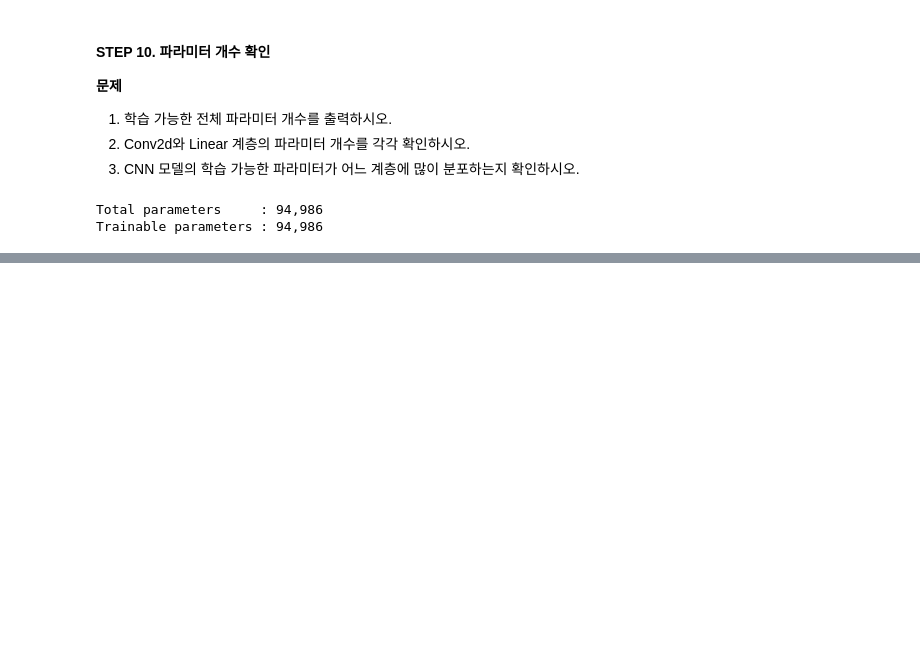
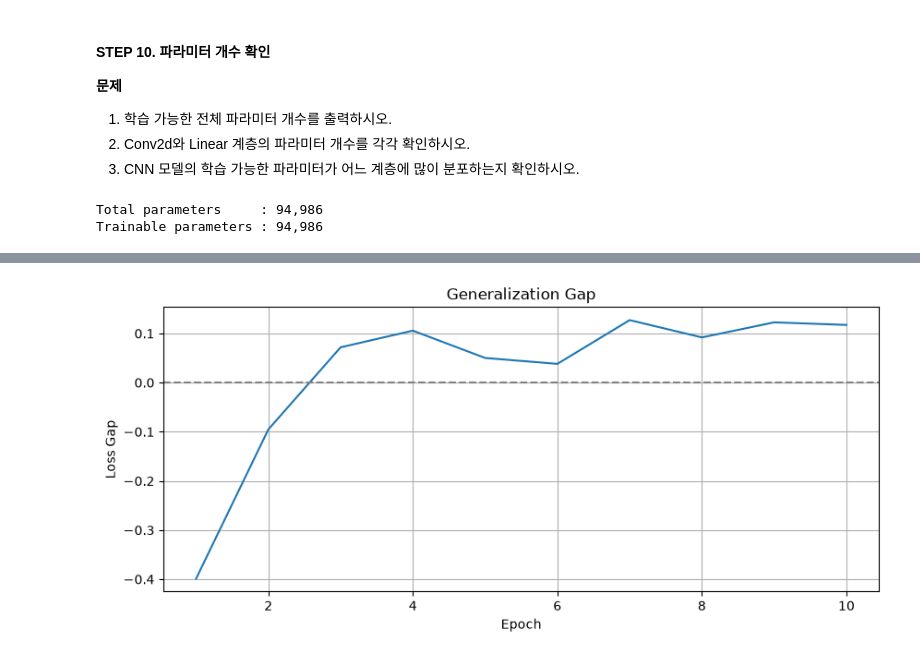
Before and after one commit to TemplariParu/PyTorch, a Jupyter notebook: 05.CNN/CNN_SVHN.ipynb, the cells around one changed output, grey strips where cells are left out. Drawn from its saved outputs; the diff is of its cells as text; code cells hidden in the pictures; blank space fills up the shorter version.

```diff
--- a/05.CNN/CNN_SVHN.ipynb
+++ b/05.CNN/CNN_SVHN.ipynb
@@ -445,0 +444,15 @@ Trainable parameters : 94,986
+# %%
+def learning_summary(tr_loss_list, val_loss_list):
+
+    best_idx = np.argmin(val_loss_list)
+
+    print(f'Total Epoch     : {len(tr_loss_list)}')
+    print(f'Initial TL      : {tr_loss_list[0]:.4f}')
+    print(f'Initial VL      : {val_loss_list[0]:.4f}')
+    print(f'Final TL        : {tr_loss_list[-1]:.4f}')
+    print(f'Final VL        : {val_loss_list[-1]:.4f}')
+    print(f'Best VL         : {val_loss_list[best_idx]:.4f}')
+    print(f'Best Epoch      : {best_idx + 1}')
+    print(f'Final Loss Gap  : {val_loss_list[-1] - tr_loss_list[-1]:.4f}')
+
+learning_summary(tr_loss_list, val_loss_list)
@@ -445,0 +468,13 @@ Trainable parameters : 94,986
+# %%
+loss_gap = np.array(val_loss_list) - np.array(tr_loss_list)
+
+plt.figure(figsize=(10, 4))
+plt.plot(range(1, len(loss_gap) + 1), loss_gap)
+plt.axhline(y=0, color='gray', linestyle='--')
+plt.xlabel('Epoch')
+plt.ylabel('Loss Gap')
+plt.title('Generalization Gap')
+plt.grid()
+plt.show()  # 3번째 epoch에서 모델 성능이 가장 뛰어났음을 확인
+# %% [output]
+[figure, added]
```
Also changed, not shown: parts of 16 cells of this notebook, 1 other file.
